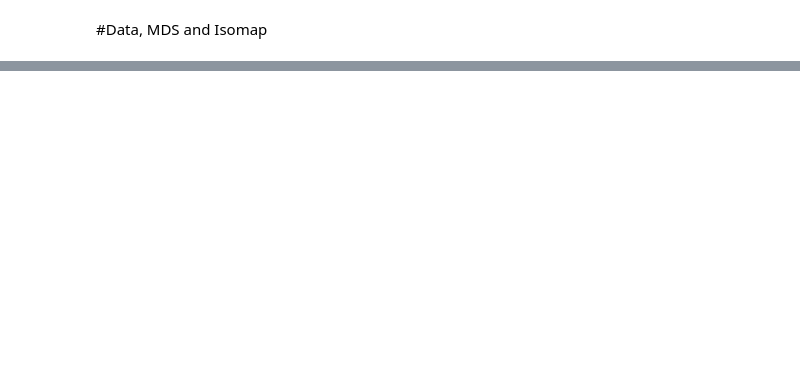
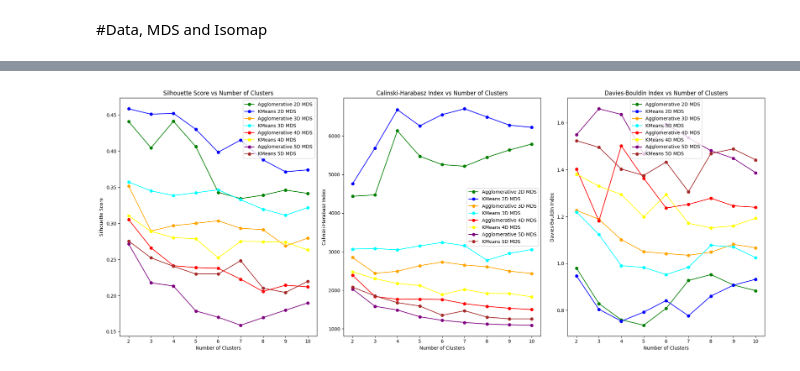
Before and after one commit to whosphong/USER-REVIEW-SEGMENTATION---UAmath509, a Jupyter notebook: Code/mds.ipynb, the cells around one changed output, grey strips where cells are left out. Saved outputs shown, nothing was run; the diff lists cells and outputs as text; code cells hidden in the pictures; blank space fills up the shorter version.

```diff
--- a/Code/mds.ipynb
+++ b/Code/mds.ipynb
@@ -243,0 +186,6 @@ pd.DataFrame(np.array([kmeans_2.labels_, kmeans_inf.labels_, kmeans_iso.labels_]
+# %%
+n = 5451
+df_arr = np.asarray(df_category)[:n,:]
+dots = df_arr @ df_arr.T
+normsqs = np.diag(dots)
+n_clust = 4
@@ -243,0 +338,51 @@ pd.DataFrame(np.array([kmeans_2.labels_, kmeans_inf.labels_, kmeans_iso.labels_]
+# %%
+# Set up the 1x3 matrix of subplots
+fig, axes = plt.subplots(1,3, figsize=(20, 8))
+
+# Define color mappings for each mds dimension
+agg_colors = {2: 'green', 3: 'orange', 4: 'red', 5: 'purple'}
+kmeans_colors = {2: 'blue', 3: 'cyan', 4: 'yellow', 5: 'brown'}
+
+# Plot Silhouette Scores with different colors
+for n_components in range(2, 6):
+    axes[0].plot(cluster_range, best_metrics[n_components]['Agglomerative']['silhouette_scores'],
+                    label=f'Agglomerative {n_components}D MDS', marker='o', color=agg_colors[n_components])
+    axes[0].plot(cluster_range, best_metrics[n_components]['KMeans']['silhouette_scores'],
+                    label=f'KMeans {n_components}D MDS', marker='o', color=kmeans_colors[n_components])
+
+axes[0].set_title('Silhouette Score vs Number of Clusters')
+axes[0].set_xlabel('Number of Clusters')
+axes[0].set_ylabel('Silhouette Score')
+axes[0].legend()
+
+# Plot Calinski-Harabasz Scores with different colors
+for n_components in range(2, 6):
+    axes[1].plot(cluster_range, best_metrics[n_components]['Agglomerative']['calinski_scores'],
+                    label=f'Agglomerative {n_components}D MDS', marker='o', color=agg_colors[n_components])
+    axes[1].plot(cluster_range, best_metrics[n_components]['KMeans']['calinski_scores'],
+                    label=f'KMeans {n_components}D MDS', marker='o', color=kmeans_colors[n_components])
+
+axes[1].set_title('Calinski-Harabasz Index vs Number of Clusters')
+axes[1].set_xlabel('Number of Clusters')
+axes[1].set_ylabel('Calinski-Harabasz Index')
+axes[1].legend()
+
+# Plot Davies-Bouldin Scores with different colors
+for n_components in range(2, 6):
+    axes[2].plot(cluster_range, best_metrics[n_components]['Agglomerative']['davies_bouldin_scores'],
+                    label=f'Agglomerative {n_components}D MDS', marker='o', color=agg_colors[n_components])
+    axes[2].plot(cluster_range, best_metrics[n_components]['KMeans']['davies_bouldin_scores'],
+                    label=f'KMeans {n_components}D MDS', marker='o', color=kmeans_colors[n_components])
+
+axes[2].set_title('Davies-Bouldin Index vs Number of Clusters')
+axes[2].set_xlabel('Number of Clusters')
+axes[2].set_ylabel('Davies-Bouldin Index')
+axes[2].legend()
+
+# Adjust layout and spacing
+plt.tight_layout()
+
+# Show the plot
+plt.show()
+# %% [output]
+[figure, added]
```
Also changed, not shown: parts of 53 cells of this notebook.
